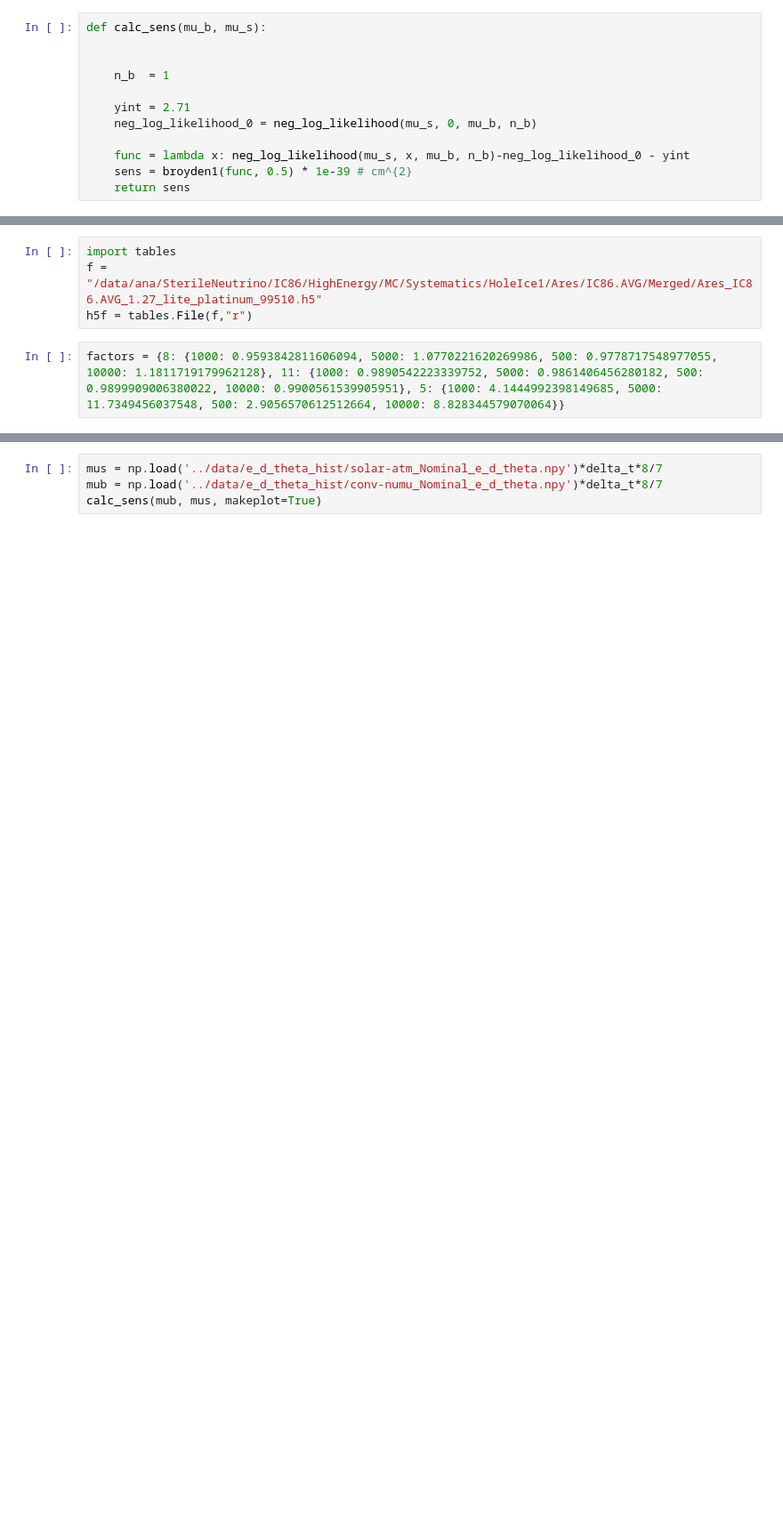
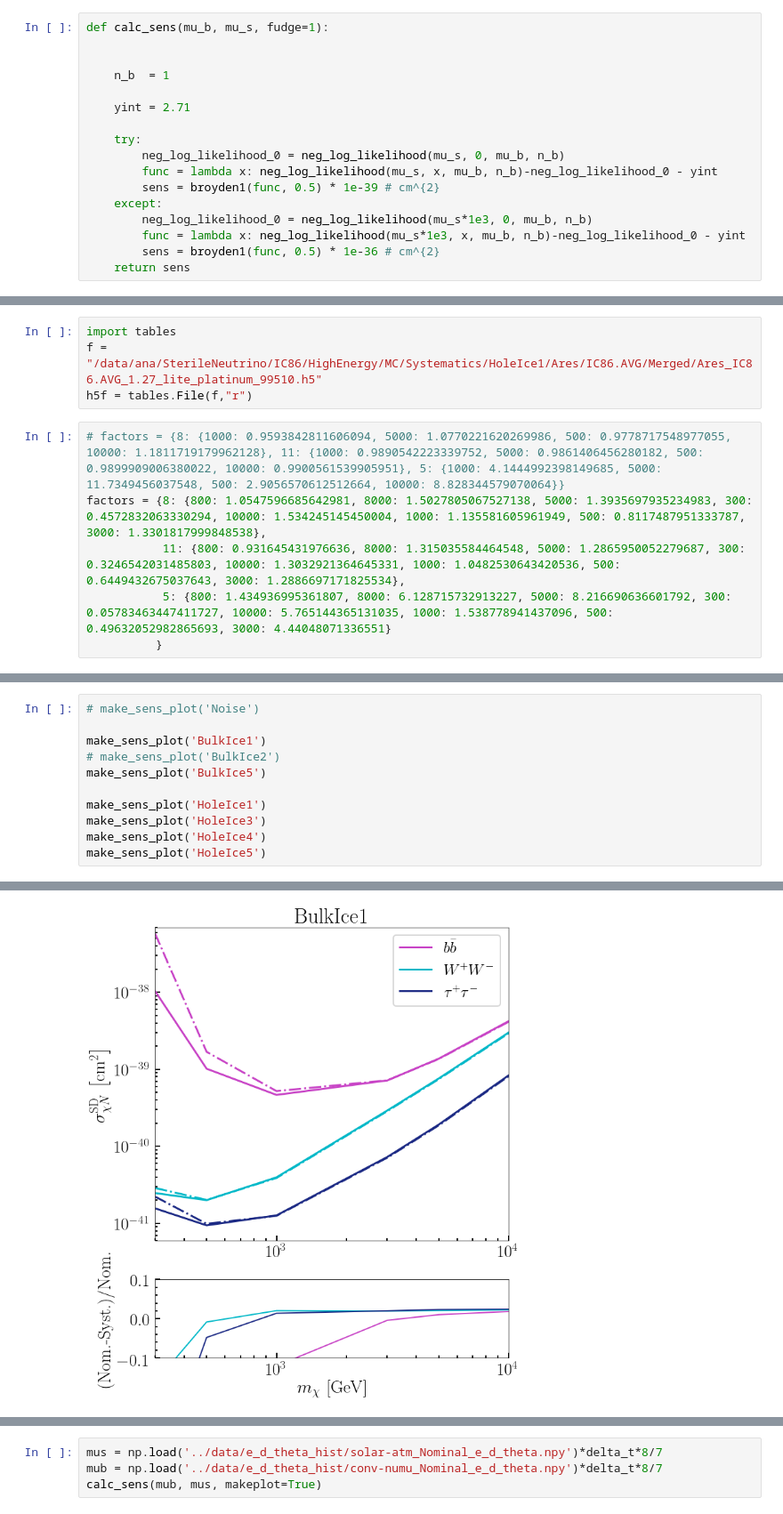
Before and after one commit to jlazar17/solar_WIMP, a Jupyter notebook: notebooks/likelihood.ipynb, the cells around one changed output, grey strips where cells are left out. Shown at 89% size. Saved outputs shown, nothing was run; the diff lists cells and outputs as text; blank space fills up the shorter version.

```diff
--- a/notebooks/likelihood.ipynb
+++ b/notebooks/likelihood.ipynb
@@ -129,16 +129,21 @@ def neg_log_likelihood(mu_s, n_s, mu_b, n_b):
     lh = lh[np.where(~np.isinf(lh))]
     return np.sum(lh)
 # %%
-def calc_sens(mu_b, mu_s):
+def calc_sens(mu_b, mu_s, fudge=1):
 
 
     n_b  = 1
 
     yint = 2.71
-    neg_log_likelihood_0 = neg_log_likelihood(mu_s, 0, mu_b, n_b)
 
-    func = lambda x: neg_log_likelihood(mu_s, x, mu_b, n_b)-neg_log_likelihood_0 - yint
-    sens = broyden1(func, 0.5) * 1e-39 # cm^{2}
+    try:
+        neg_log_likelihood_0 = neg_log_likelihood(mu_s, 0, mu_b, n_b)
+        func = lambda x: neg_log_likelihood(mu_s, x, mu_b, n_b)-neg_log_likelihood_0 - yint
+        sens = broyden1(func, 0.5) * 1e-39 # cm^{2}
+    except:
+        neg_log_likelihood_0 = neg_log_likelihood(mu_s*1e3, 0, mu_b, n_b)
+        func = lambda x: neg_log_likelihood(mu_s*1e3, x, mu_b, n_b)-neg_log_likelihood_0 - yint
+        sens = broyden1(func, 0.5) * 1e-36 # cm^{2}
     return sens
 # %%
 delta_t = 30*60
@@ -1063,5 +1068,9 @@ import tables
 f = "/data/ana/SterileNeutrino/IC86/HighEnergy/MC/Systematics/HoleIce1/Ares/IC86.AVG/Merged/Ares_IC86.AVG_1.27_lite_platinum_99510.h5"
 h5f = tables.File(f,"r")
 # %%
-factors = {8: {1000: 0.9593842811606094, 5000: 1.0770221620269986, 500: 0.9778717548977055, 10000: 1.1811719179962128}, 11: {1000: 0.9890542223339752, 5000: 0.9861406456280182, 500: 0.9899909006380022, 10000: 0.9900561539905951}, 5: {1000: 4.1444992398149685, 5000: 11.7349456037548, 500: 2.9056570612512664, 10000: 8.828344579070064}}
+# factors = {8: {1000: 0.9593842811606094, 5000: 1.0770221620269986, 500: 0.9778717548977055, 10000: 1.1811719179962128}, 11: {1000: 0.9890542223339752, 5000: 0.9861406456280182, 500: 0.9899909006380022, 10000: 0.9900561539905951}, 5: {1000: 4.1444992398149685, 5000: 11.7349456037548, 500: 2.9056570612512664, 10000: 8.828344579070064}}
+factors = {8: {800: 1.0547596685642981, 8000: 1.5027805067527138, 5000: 1.3935697935234983, 300: 0.4572832063330294, 10000: 1.534245145450004, 1000: 1.135581605961949, 500: 0.8117487951333787, 3000: 1.3301817999848538},
+           11: {800: 0.931645431976636, 8000: 1.315035584464548, 5000: 1.2865950052279687, 300: 0.3246542031485803, 10000: 1.3032921364645331, 1000: 1.0482530643420536, 500: 0.6449432675037643, 3000: 1.2886697171825534},
+           5: {800: 1.434936995361807, 8000: 6.128715732913227, 5000: 8.216690636601792, 300: 0.05783463447411727, 10000: 5.765144365131035, 1000: 1.538778941437096, 500: 0.49632052982865693, 3000: 4.44048071336551}
+          }
 # %%
@@ -1136,0 +1455,12 @@ plt.show()
+# %%
+# make_sens_plot('Noise')
+
+make_sens_plot('BulkIce1')
+# make_sens_plot('BulkIce2')
+make_sens_plot('BulkIce5')
+
+make_sens_plot('HoleIce1')
+make_sens_plot('HoleIce3')
+make_sens_plot('HoleIce4')
+make_sens_plot('HoleIce5')
+# %% [output]
@@ -1136,0 +1491 @@ plt.show()
+[figure, added]
```
Also changed, not shown: parts of 17 cells of this notebook, 26 other files.
